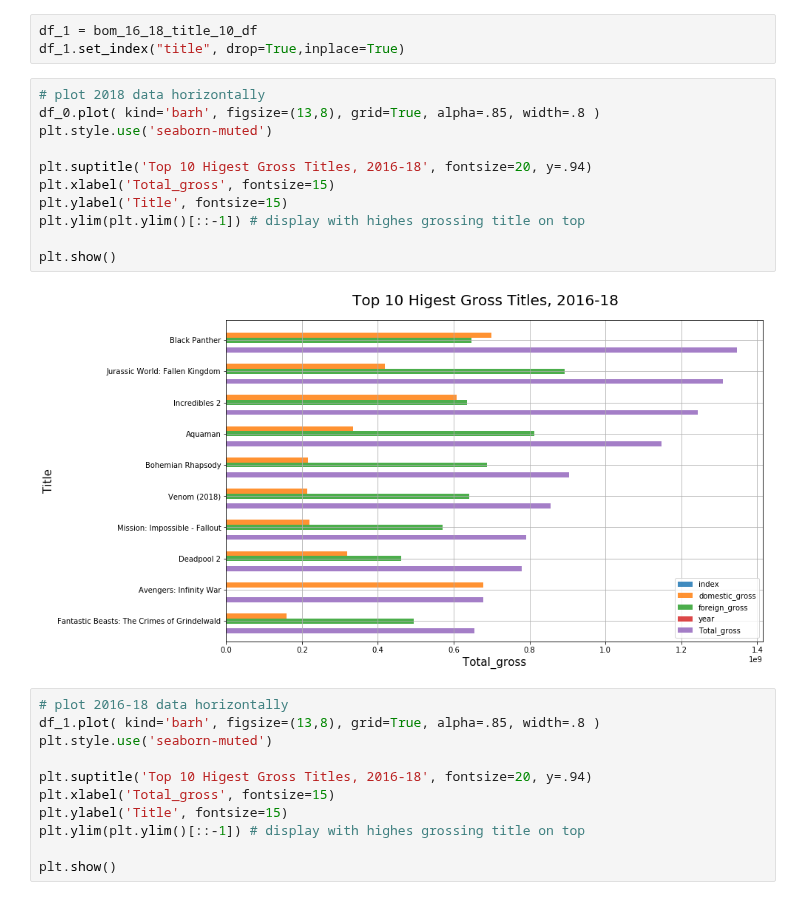
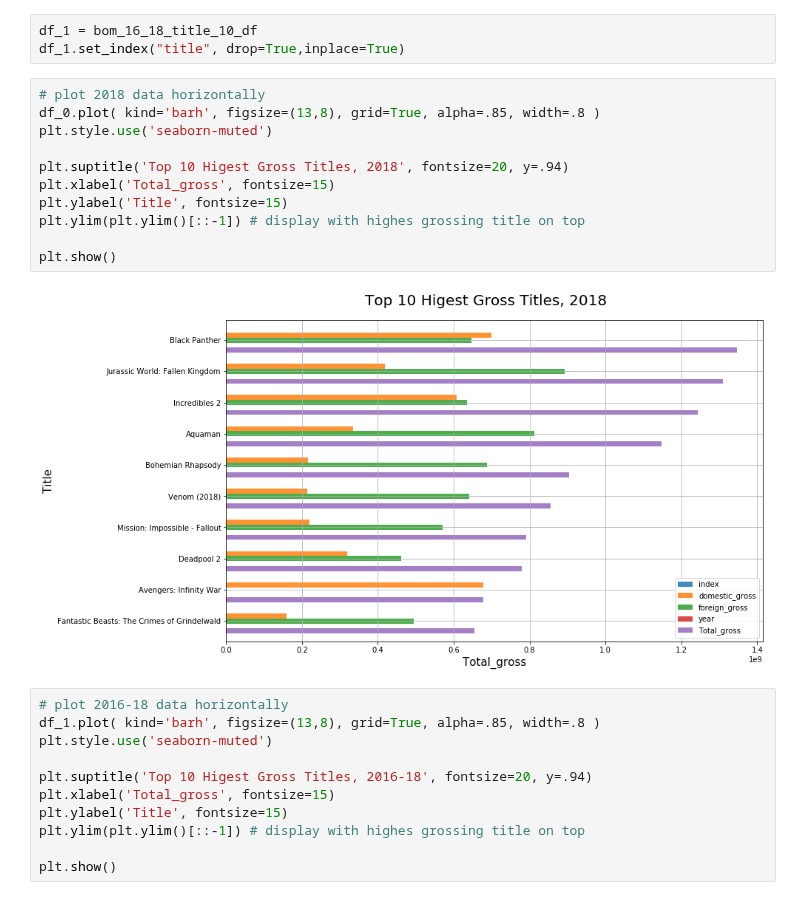
Before and after one commit to jammy-bot/dsc-mod-1-project-v2-1-online-ds-ft-120919, a Jupyter notebook: movies-q1.ipynb, the cells around one changed output. Saved outputs shown, nothing was run; the diff lists cells and outputs as text.

```diff
--- a/movies-q1.ipynb
+++ b/movies-q1.ipynb
@@ -142,16 +142,16 @@ df_1.set_index("title", drop=True,inplace=True)
 # %%
 # plot 2018 data horizontally
 df_0.plot( kind='barh', figsize=(13,8), grid=True, alpha=.85, width=.8 )
 plt.style.use('seaborn-muted')
 
-plt.suptitle('Top 10 Higest Gross Titles, 2016-18', fontsize=20, y=.94)
+plt.suptitle('Top 10 Higest Gross Titles, 2018', fontsize=20, y=.94)
 plt.xlabel('Total_gross', fontsize=15)
 plt.ylabel('Title', fontsize=15)
 plt.ylim(plt.ylim()[::-1]) # display with highes grossing title on top
 
 plt.show()
 # %% [output]
-[figure, old version]
+[figure, new version]
 # %%
 # plot 2016-18 data horizontally
 df_1.plot( kind='barh', figsize=(13,8), grid=True, alpha=.85, width=.8 )
```
Also changed, not shown: parts of 3 cells of this notebook, 5 other files.
